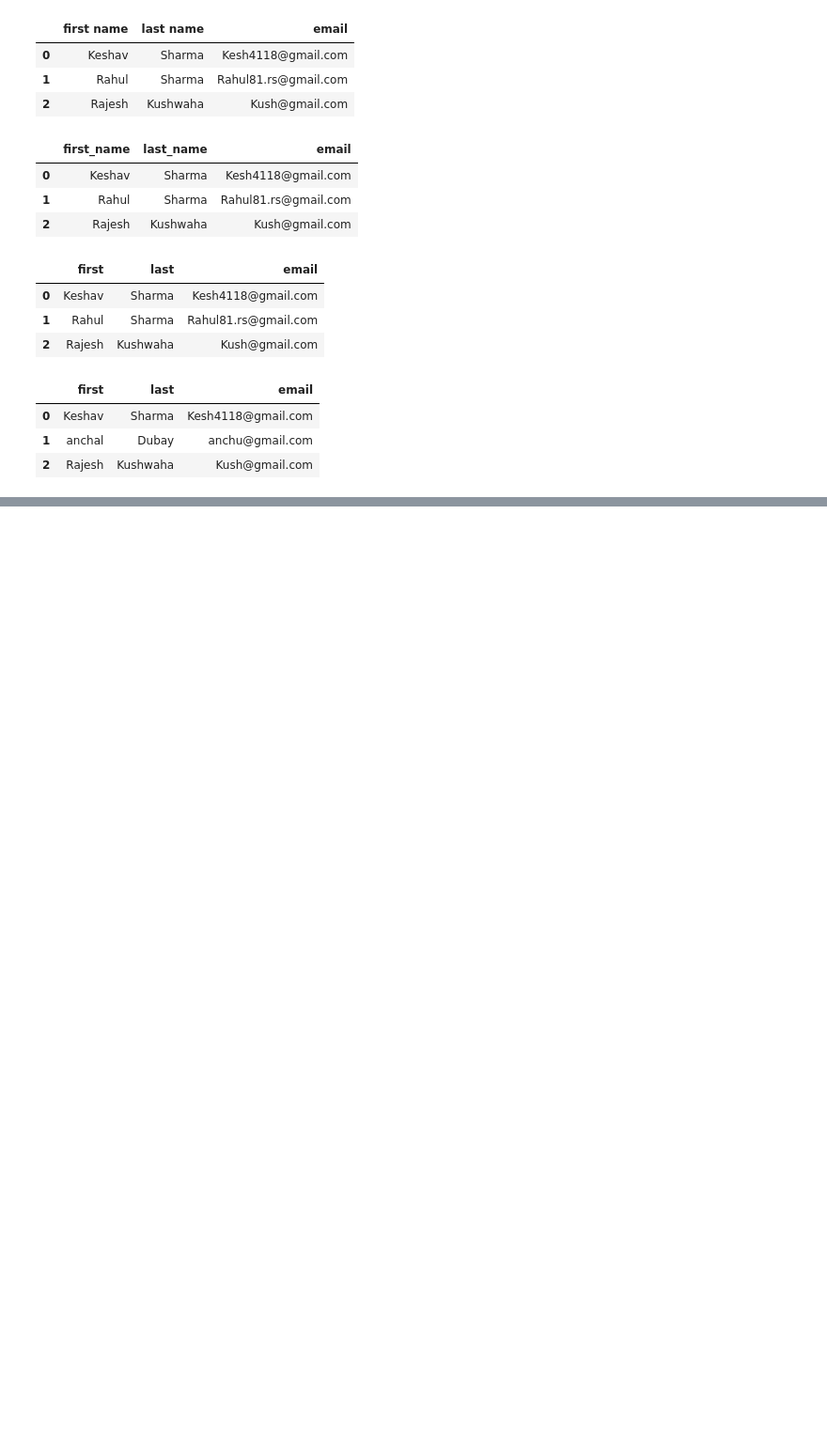
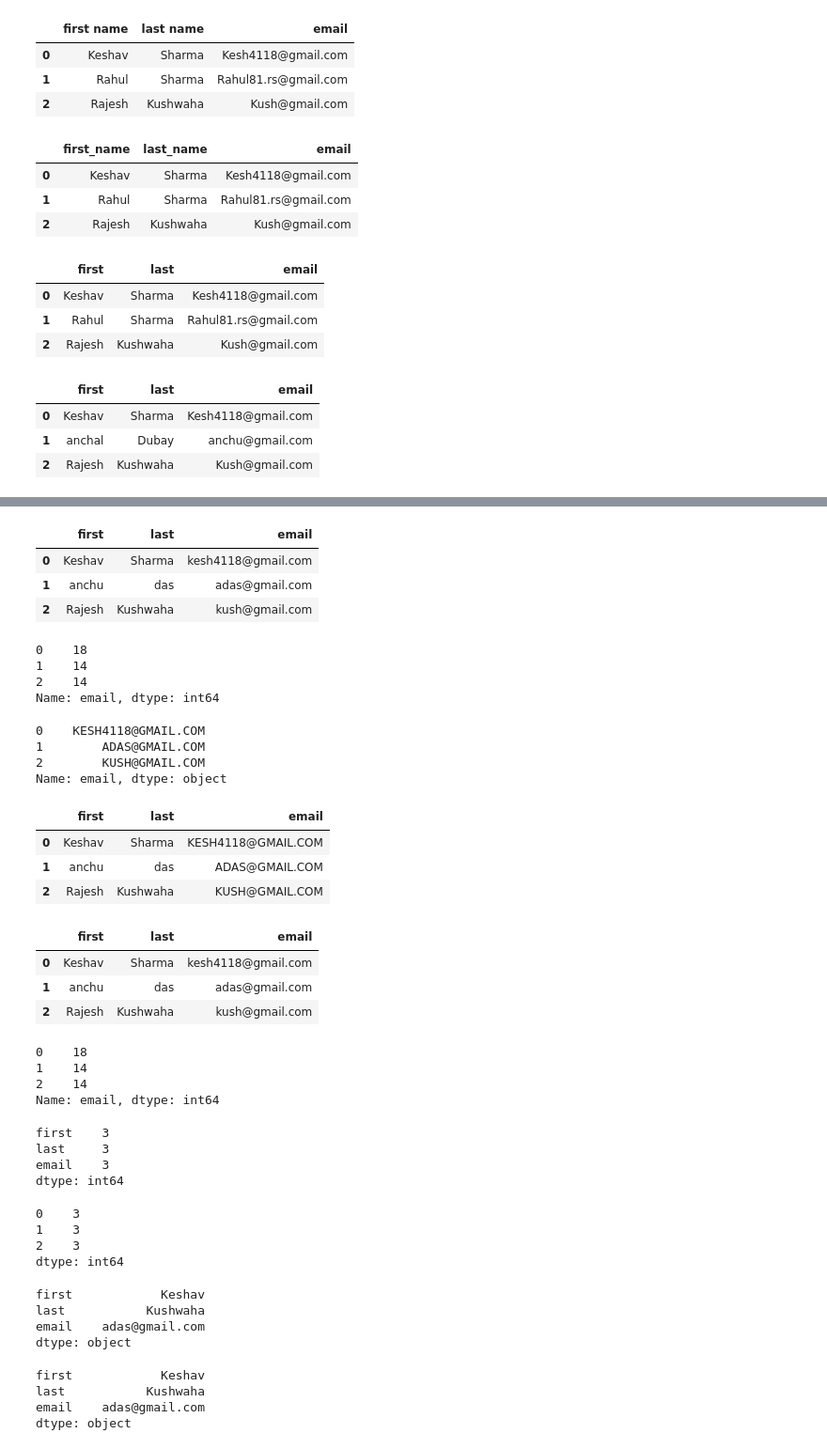
Before and after one commit to keshav4118/Pandas_learning_path, a Jupyter notebook: Pandas_Modify_Data.ipynb, the cells around one changed output, grey strips where cells are left out. Shown: that part at 94% size. Saved outputs shown, nothing was run; the diff lists cells and outputs as text; code cells hidden in the pictures; blank space fills up the shorter version.

```diff
--- a/Pandas_Modify_Data.ipynb
+++ b/Pandas_Modify_Data.ipynb
@@ -109,0 +123,7 @@ df
+# %%
+df
+# %% [output]
+|  | first | last | email |
+| 0 | Keshav | Sharma | kesh4118@gmail.com |
+| 1 | anchu | das | adas@gmail.com |
+| 2 | Rajesh | Kushwaha | kush@gmail.com |
@@ -109,0 +132,7 @@ df
+# %%
+df['email'].apply(len)
+# %% [output]
+0    18
+1    14
+2    14
+Name: email, dtype: int64
@@ -109,0 +142,7 @@ df
+# %%
+df['email'].apply(update_mail)
+# %% [output]
+0    KESH4118@GMAIL.COM
+1        ADAS@GMAIL.COM
+2        KUSH@GMAIL.COM
+Name: email, dtype: object
@@ -109,0 +152,7 @@ df
+# %%
+df
+# %% [output]
+|  | first | last | email |
+| 0 | Keshav | Sharma | KESH4118@GMAIL.COM |
+| 1 | anchu | das | ADAS@GMAIL.COM |
+| 2 | Rajesh | Kushwaha | KUSH@GMAIL.COM |
@@ -109,0 +161,30 @@ df
+# %%
+df
+# %% [output]
+|  | first | last | email |
+| 0 | Keshav | Sharma | kesh4118@gmail.com |
+| 1 | anchu | das | adas@gmail.com |
+| 2 | Rajesh | Kushwaha | kush@gmail.com |
+# %%
+df['email'].apply(len)
+# %% [output]
+0    18
+1    14
+2    14
+Name: email, dtype: int64
+# %%
+df.apply(len)
+#In DataFrame it shows numbers under thes columns
+# %% [output]
+first    3
+last     3
+email    3
+dtype: int64
+# %%
+df.apply(len,axis='columns')
+# we can change axis also
+# %% [output]
+0    3
+1    3
+2    3
+dtype: int64
@@ -109,0 +193,14 @@ df
+# %%
+df.apply(pd.Series.min)
+# %% [output]
+first            Keshav
+last           Kushwaha
+email    adas@gmail.com
+dtype: object
+# %%
+df.apply(lambda x: x.min())
+# %% [output]
+first            Keshav
+last           Kushwaha
+email    adas@gmail.com
+dtype: object
```
Also changed, not shown: parts of 16 cells of this notebook.
